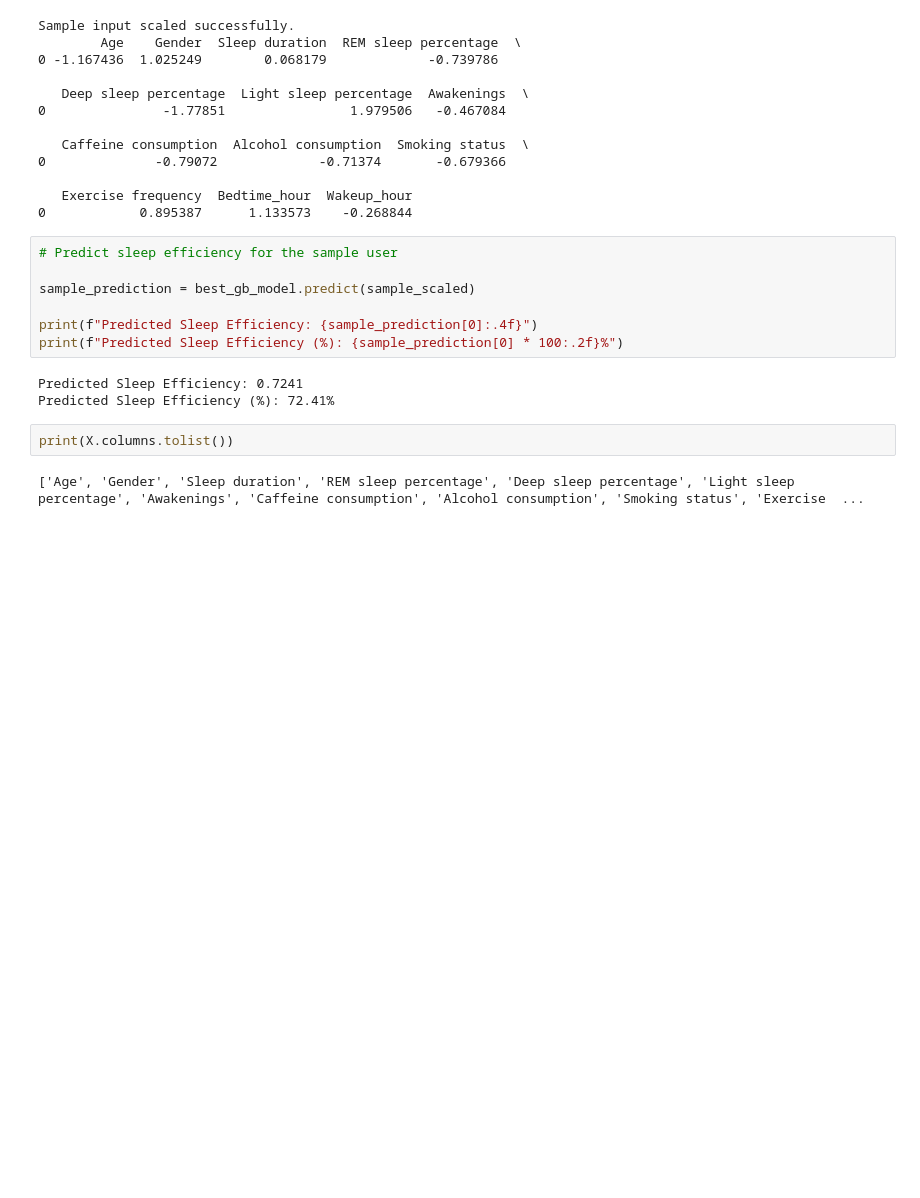
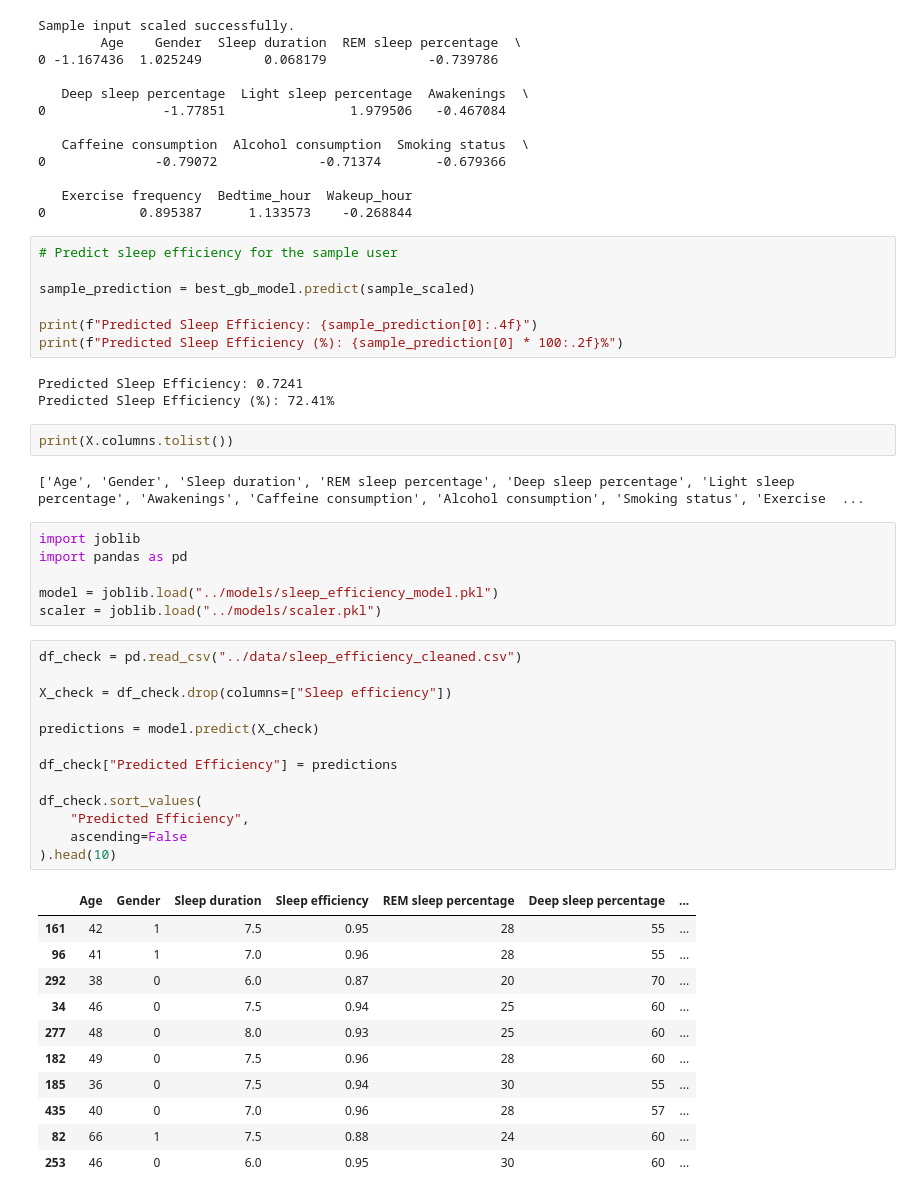
Before and after one commit to KalaiselvamK23/Sleep-Quality-Tracker, a Jupyter notebook: notebooks/01_Exploratory_Data_Analysis.ipynb, the cells around one changed output. Drawn from its saved outputs; the diff is of its cells as text; blank space fills up the shorter version.

```diff
--- a/notebooks/01_Exploratory_Data_Analysis.ipynb
+++ b/notebooks/01_Exploratory_Data_Analysis.ipynb
@@ -963,3 +963,34 @@ Predicted Sleep Efficiency (%): 72.41%
 print(X.columns.tolist())
 # %% [output]
 ['Age', 'Gender', 'Sleep duration', 'REM sleep percentage', 'Deep sleep percentage', 'Light sleep percentage', 'Awakenings', 'Caffeine consumption', 'Alcohol consumption', 'Smoking status', 'Exercise  ...
+# %%
+import joblib
+import pandas as pd
+
+model = joblib.load("../models/sleep_efficiency_model.pkl")
+scaler = joblib.load("../models/scaler.pkl")
+# %%
+df_check = pd.read_csv("../data/sleep_efficiency_cleaned.csv")
+
+X_check = df_check.drop(columns=["Sleep efficiency"])
+
+predictions = model.predict(X_check)
+
+df_check["Predicted Efficiency"] = predictions
+
+df_check.sort_values(
+    "Predicted Efficiency",
+    ascending=False
+).head(10)
+# %% [output]
+|  | Age | Gender | Sleep duration | Sleep efficiency | REM sleep percentage | Deep sleep percentage | ... |
+| 161 | 42 | 1 | 7.5 | 0.95 | 28 | 55 | ... |
+| 96 | 41 | 1 | 7.0 | 0.96 | 28 | 55 | ... |
+| 292 | 38 | 0 | 6.0 | 0.87 | 20 | 70 | ... |
+| 34 | 46 | 0 | 7.5 | 0.94 | 25 | 60 | ... |
+| 277 | 48 | 0 | 8.0 | 0.93 | 25 | 60 | ... |
+| 182 | 49 | 0 | 7.5 | 0.96 | 28 | 60 | ... |
+| 185 | 36 | 0 | 7.5 | 0.94 | 30 | 55 | ... |
+| 435 | 40 | 0 | 7.0 | 0.96 | 28 | 57 | ... |
+| 82 | 66 | 1 | 7.5 | 0.88 | 24 | 60 | ... |
+| 253 | 46 | 0 | 6.0 | 0.95 | 30 | 60 | ... |
```
Also changed, not shown: parts of 3 cells of this notebook, 4 other files.
